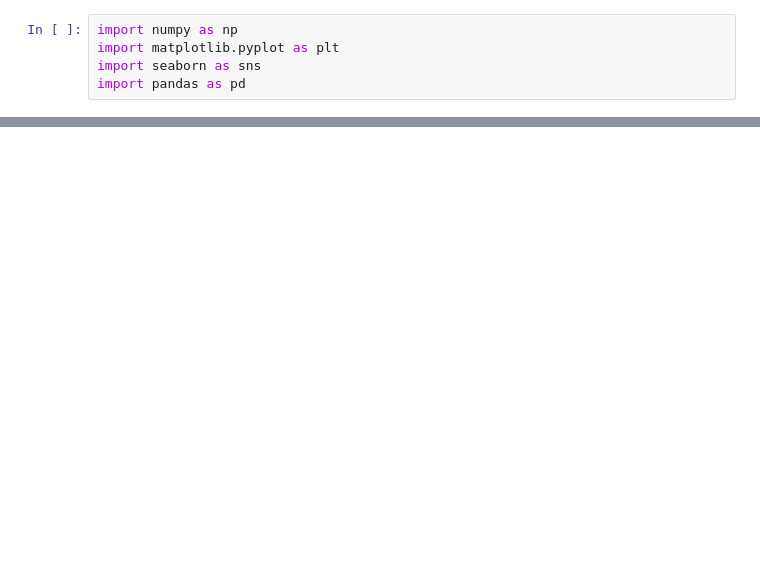
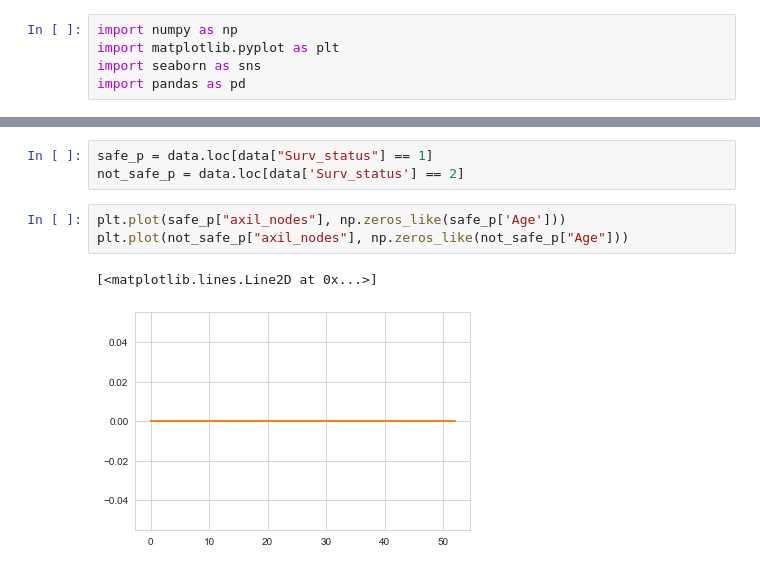
Before and after one commit to zubairfarahi/Data-Analysis, a Jupyter notebook: Haberman/haberman.ipynb, the cells around one changed output, grey strips where cells are left out. Saved outputs shown, nothing was run; the diff lists cells and outputs as text; blank space fills up the shorter version.

```diff
--- a/Haberman/haberman.ipynb
+++ b/Haberman/haberman.ipynb
@@ -20,0 +81,9 @@ Index(['30', '64', '1', '1.1'], dtype='object')
+# %%
+safe_p = data.loc[data["Surv_status"] == 1]
+not_safe_p = data.loc[data['Surv_status'] == 2]
+# %%
+plt.plot(safe_p["axil_nodes"], np.zeros_like(safe_p['Age']))
+plt.plot(not_safe_p["axil_nodes"], np.zeros_like(not_safe_p["Age"]))
+# %% [output]
+[<matplotlib.lines.Line2D at 0x...>]
+[figure, added]
```
Also changed, not shown: parts of 19 cells of this notebook.
